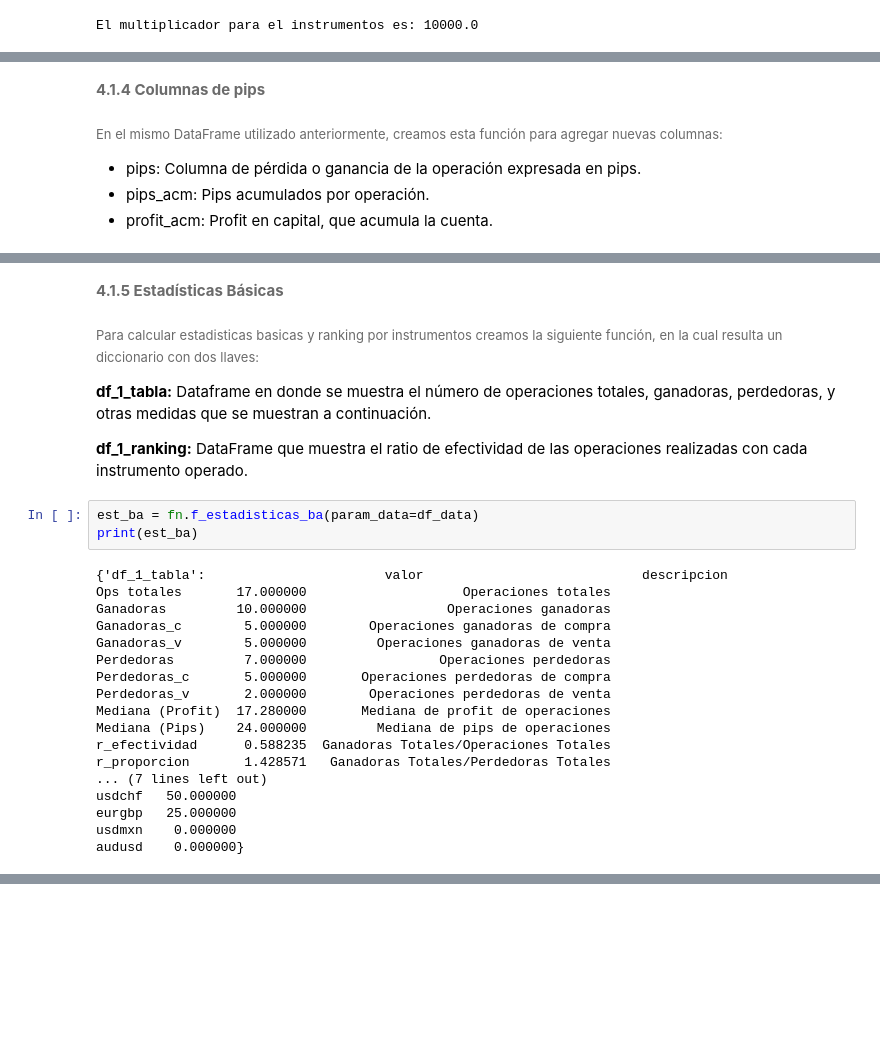
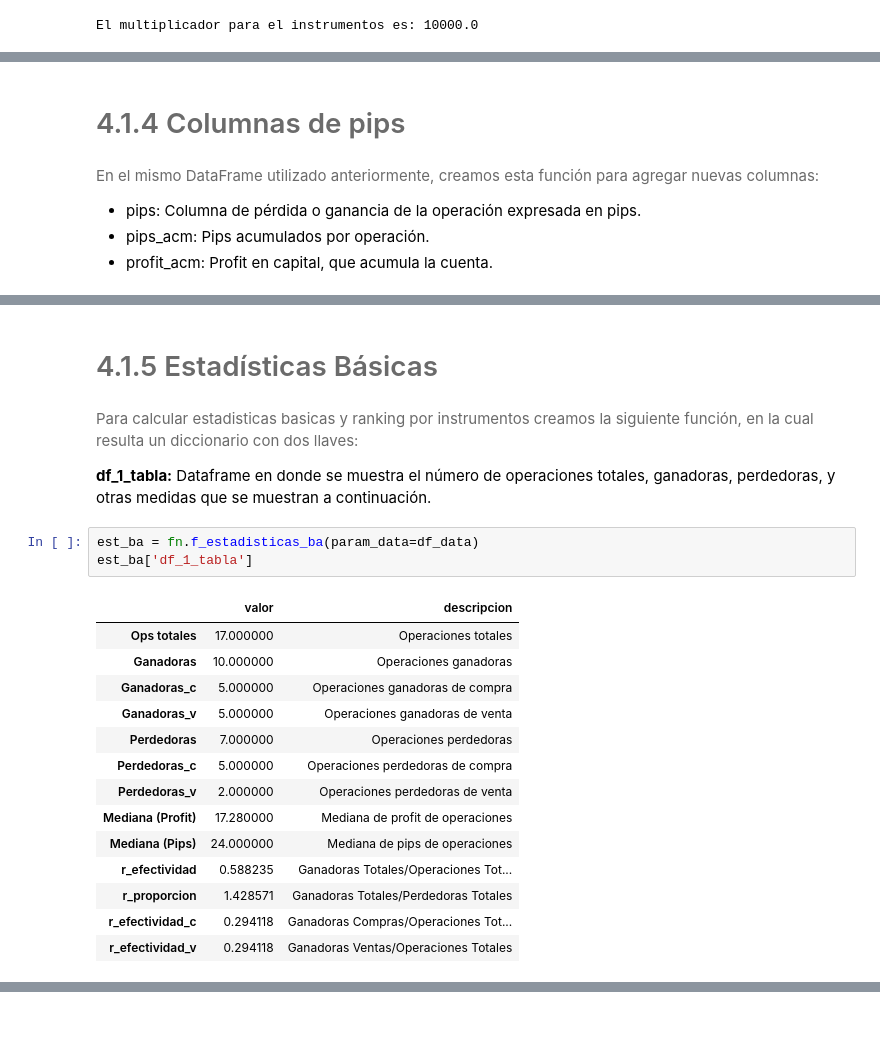
Before and after one commit to lizette98/myst_equipo8_lab3, a Jupyter notebook: notebook.ipynb, the cells around one changed output, grey strips where cells are left out. Saved outputs shown, nothing was run; the diff lists cells and outputs as text; blank space fills up the shorter version.

```diff
--- a/notebook.ipynb
+++ b/notebook.ipynb
@@ -127,11 +170,11 @@ df_data.head(3)
 # %% [markdown]
-<font color= #6B6B6B> <font size = 4.5> **4.1.4 Columnas de pips** </font>
+# <font color= #6B6B6B> <font size = 4.5> 4.1.4 Columnas de pips </font>
 # %% [markdown]
-<font color= #6B6B6B> <font size = 2> En el mismo DataFrame utilizado anteriormente, creamos esta función para agregar nuevas columnas:
+<font color= #6B6B6B> En el mismo DataFrame utilizado anteriormente, creamos esta función para agregar nuevas columnas:
 
 - pips: Columna de pérdida o ganancia de la operación expresada en pips.
 - pips_acm: Pips acumulados por operación.
-- profit_acm: Profit en capital, que acumula la cuenta.
+- profit_acm: Profit en capital, que acumula la cuenta. </font> <font color= #555555>
 # %%
 df_data = fn.f_columnas_pips(param_data=df_data)
 df_data.head(3)
@@ -149,32 +192,27 @@ See the caveats in the documentation: https://pandas.pydata.org/pandas-docs/stab
 | 1 | 226656970 | 2020-09-22 07:35:39 | buy | 0.10 | eurgbp | 0.91805 | 0.91555 | 0.92305 | 2020-09-22 11:30:46 | 0.91554 | ... |
 | 2 | 226671055 | 2020-09-22 01:48:27 | sell | 0.02 | gbpusd | 1.28156 | 1.28983 | 1.26437 | 2020-09-23 18:52:39 | 1.27465 | ... |
 # %% [markdown]
-<font color= #6B6B6B> <font size = 4.5> **4.1.5 Estadísticas Básicas** </font>
+# <font color= #6B6B6B> <font size = 4.5> 4.1.5 Estadísticas Básicas </font>
 # %% [markdown]
-<font color= #6B6B6B> <font size = 2> Para calcular estadisticas basicas y ranking por instrumentos creamos la siguiente función, en la cual resulta un diccionario con dos llaves:
+<font color= #6B6B6B> Para calcular estadisticas basicas y ranking por instrumentos creamos la siguiente función, en la cual resulta un diccionario con dos llaves:
 
 **df_1_tabla:** Dataframe en donde se muestra el número de operaciones totales, ganadoras, perdedoras, y otras medidas que se muestran a continuación.
-<br>
-
-**df_1_ranking:** DataFrame que muestra el ratio de efectividad de las operaciones realizadas con cada instrumento operado.
+</font> <font color= #555555>
 # %%
 est_ba = fn.f_estadisticas_ba(param_data=df_data)
-print(est_ba)
+est_ba['df_1_tabla']
 # %% [output]
-{'df_1_tabla':                       valor                            descripcion
-Ops totales       17.000000                    Operaciones totales
-Ganadoras         10.000000                  Operaciones ganadoras
-Ganadoras_c        5.000000        Operaciones ganadoras de compra
-Ganadoras_v        5.000000         Operaciones ganadoras de venta
-Perdedoras         7.000000                 Operaciones perdedoras
-Perdedoras_c       5.000000       Operaciones perdedoras de compra
-Perdedoras_v       2.000000        Operaciones perdedoras de venta
-Mediana (Profit)  17.280000       Mediana de profit de operaciones
-Mediana (Pips)    24.000000         Mediana de pips de operaciones
-r_efectividad      0.588235  Ganadoras Totales/Operaciones Totales
-r_proporcion       1.428571   Ganadoras Totales/Perdedoras Totales
-... (7 lines left out)
-usdchf   50.000000
-eurgbp   25.000000
-usdmxn    0.000000
-audusd    0.000000}
+|  | valor | descripcion |
+| Ops totales | 17.000000 | Operaciones totales |
+| Ganadoras | 10.000000 | Operaciones ganadoras |
+| Ganadoras_c | 5.000000 | Operaciones ganadoras de compra |
+| Ganadoras_v | 5.000000 | Operaciones ganadoras de venta |
+| Perdedoras | 7.000000 | Operaciones perdedoras |
+| Perdedoras_c | 5.000000 | Operaciones perdedoras de compra |
+| Perdedoras_v | 2.000000 | Operaciones perdedoras de venta |
+| Mediana (Profit) | 17.280000 | Mediana de profit de operaciones |
+| Mediana (Pips) | 24.000000 | Mediana de pips de operaciones |
+| r_efectividad | 0.588235 | Ganadoras Totales/Operaciones Tot... |
+| r_proporcion | 1.428571 | Ganadoras Totales/Perdedoras Totales |
+| r_efectividad_c | 0.294118 | Ganadoras Compras/Operaciones Tot... |
+| r_efectividad_v | 0.294118 | Ganadoras Ventas/Operaciones Totales |
```
Also changed, not shown: parts of 57 cells of this notebook, 6 other files.
